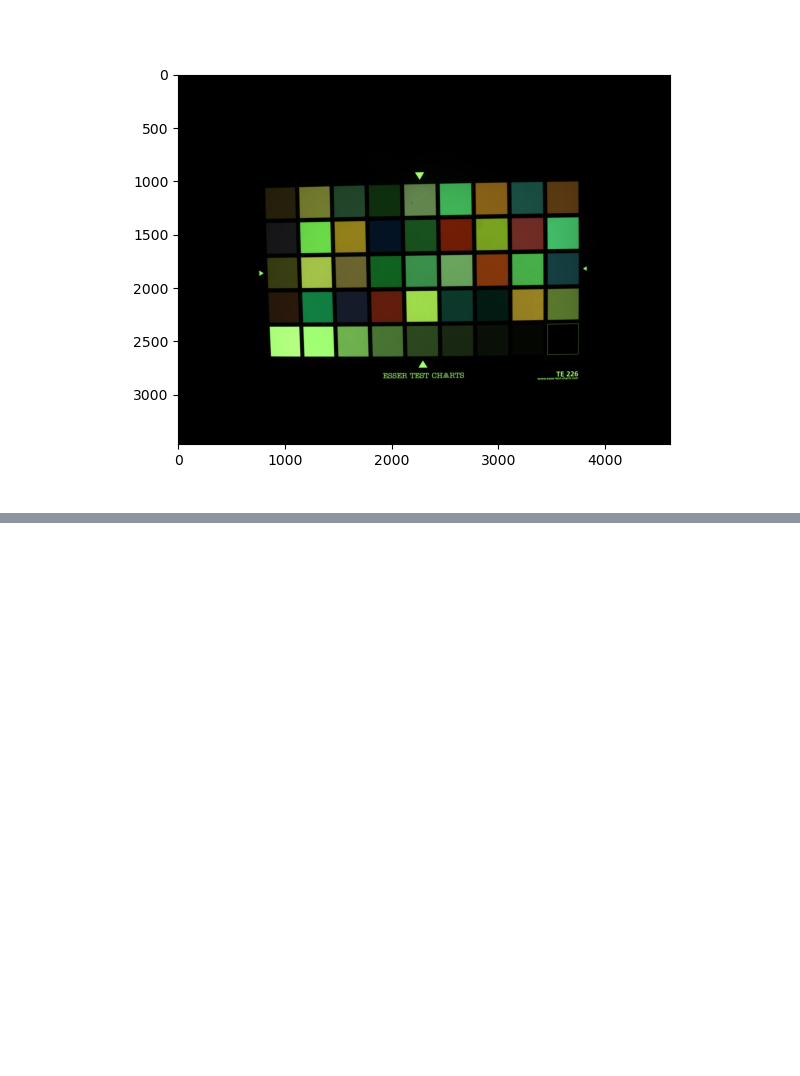
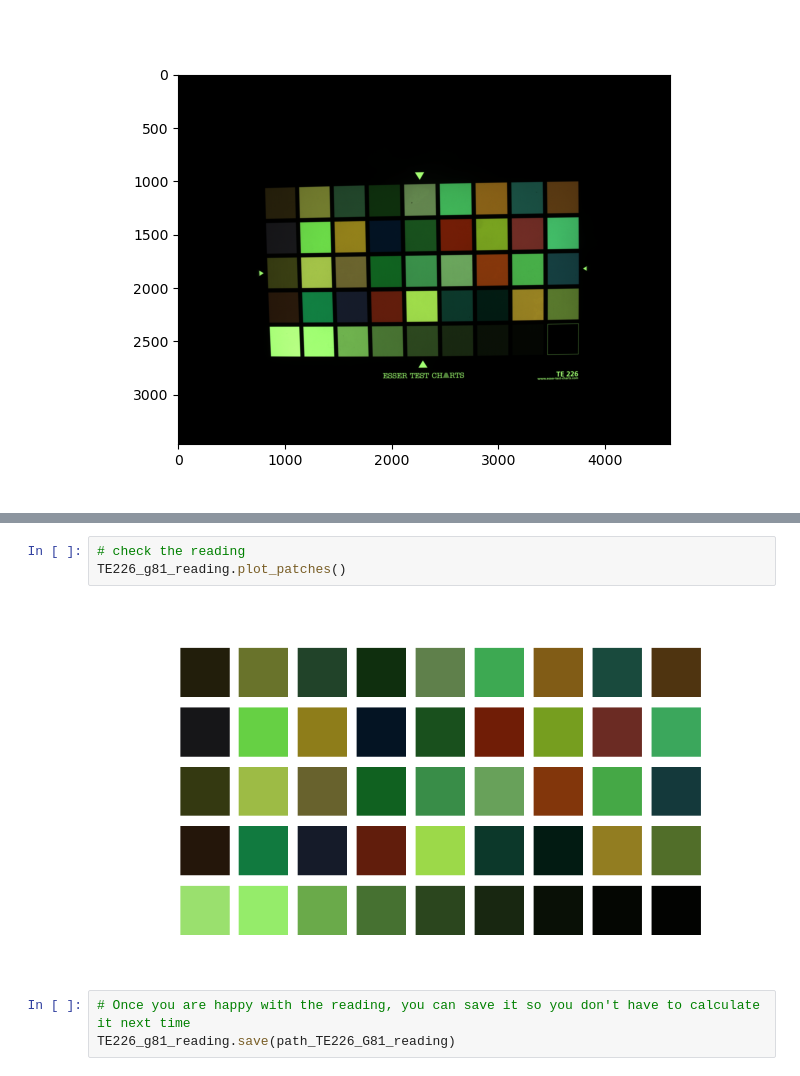
Before and after one commit to cs-413-cinestill/800t-emulation, a Jupyter notebook: color_transfer_calculator.ipynb, the cells around one changed output, grey strips where cells are left out. Drawn from its saved outputs; the diff is of its cells as text; blank space fills up the shorter version.

```diff
--- a/color_transfer_calculator.ipynb
+++ b/color_transfer_calculator.ipynb
@@ -49,0 +51,8 @@ TE226_g81_reading.locate_color_checker(g81_img.thumbnail)
+# %%
+# check the reading
+TE226_g81_reading.plot_patches()
+# %% [output]
+[figure, added]
+# %%
+# Once you are happy with the reading, you can save it so you don't have to calculate it next time
+TE226_g81_reading.save(path_TE226_G81_reading)
```
Also changed, not shown: parts of 2 cells of this notebook, 2 other files.
